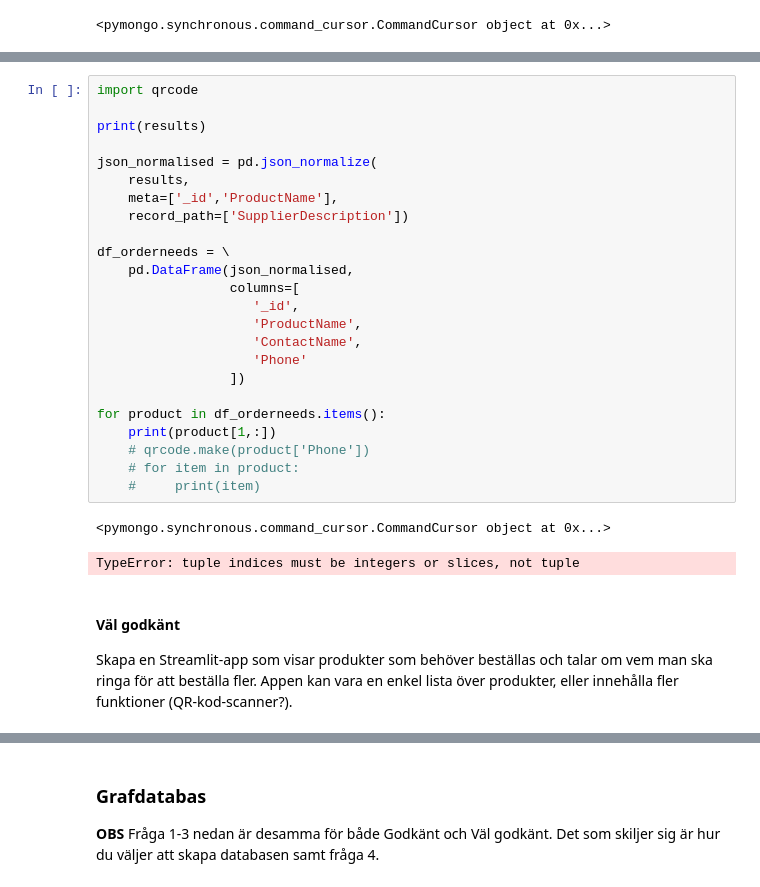
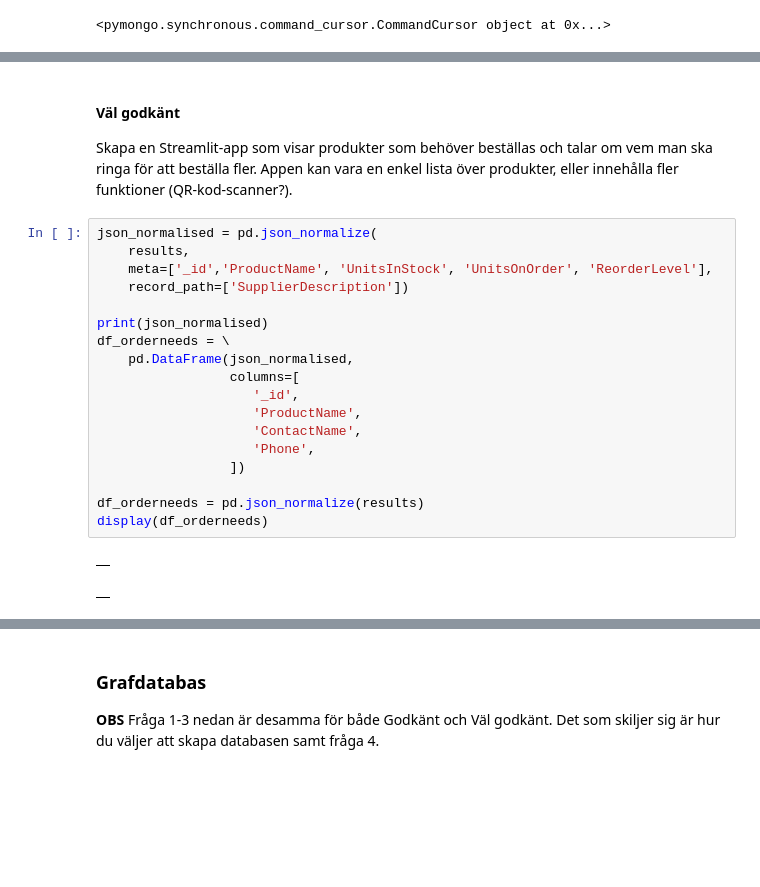
Before and after one commit to DaDrummerthe1st/DATA24HEL_DBT25_uppgift_1, a Jupyter notebook: kunskapskontroll_1.ipynb, the cells around one changed output, grey strips where cells are left out. Cells and saved outputs as stored; diff of their text form; blank space fills up the shorter version.

Commit message:
in progress: tryong to make display of results work also in Jupyter Notebook (works fine in Streamlit)

```diff
--- a/kunskapskontroll_1.ipynb
+++ b/kunskapskontroll_1.ipynb
@@ -364,31 +402,25 @@ for result in results:
-# %%
-import qrcode
-
-print(results)
-
-json_normalised = pd.json_normalize(
-    results,
-    meta=['_id','ProductName'],
-    record_path=['SupplierDescription'])
-
-df_orderneeds = \
-    pd.DataFrame(json_normalised,
-                 columns=[
-                    '_id',
-                    'ProductName',
-                    'ContactName',
-                    'Phone'
-                 ])
-
-for product in df_orderneeds.items():
-    print(product[1,:])
-    # qrcode.make(product['Phone'])
-    # for item in product:
-    #     print(item)
-# %% [output]
-<pymongo.synchronous.command_cursor.CommandCursor object at 0x...>
-TypeError: tuple indices must be integers or slices, not tuple
 # %% [markdown]
 
 #### Väl godkänt
 Skapa en Streamlit-app som visar produkter som behöver beställas och talar om vem man ska ringa för att beställa fler. Appen kan vara en enkel lista över produkter, eller innehålla fler funktioner (QR-kod-scanner?).
+# %%
+json_normalised = pd.json_normalize(
+    results,
+    meta=['_id','ProductName', 'UnitsInStock', 'UnitsOnOrder', 'ReorderLevel'],
+    record_path=['SupplierDescription'])
+
+print(json_normalised)
+df_orderneeds = \
+    pd.DataFrame(json_normalised,
+                 columns=[
+                    '_id',
+                    'ProductName',
+                    'ContactName',
+                    'Phone',
+                 ])
+
+df_orderneeds = pd.json_normalize(results)
+display(df_orderneeds)
+# %% [output]
+|  |
+|  |
```
Also changed, not shown: parts of 10 cells of this notebook.
